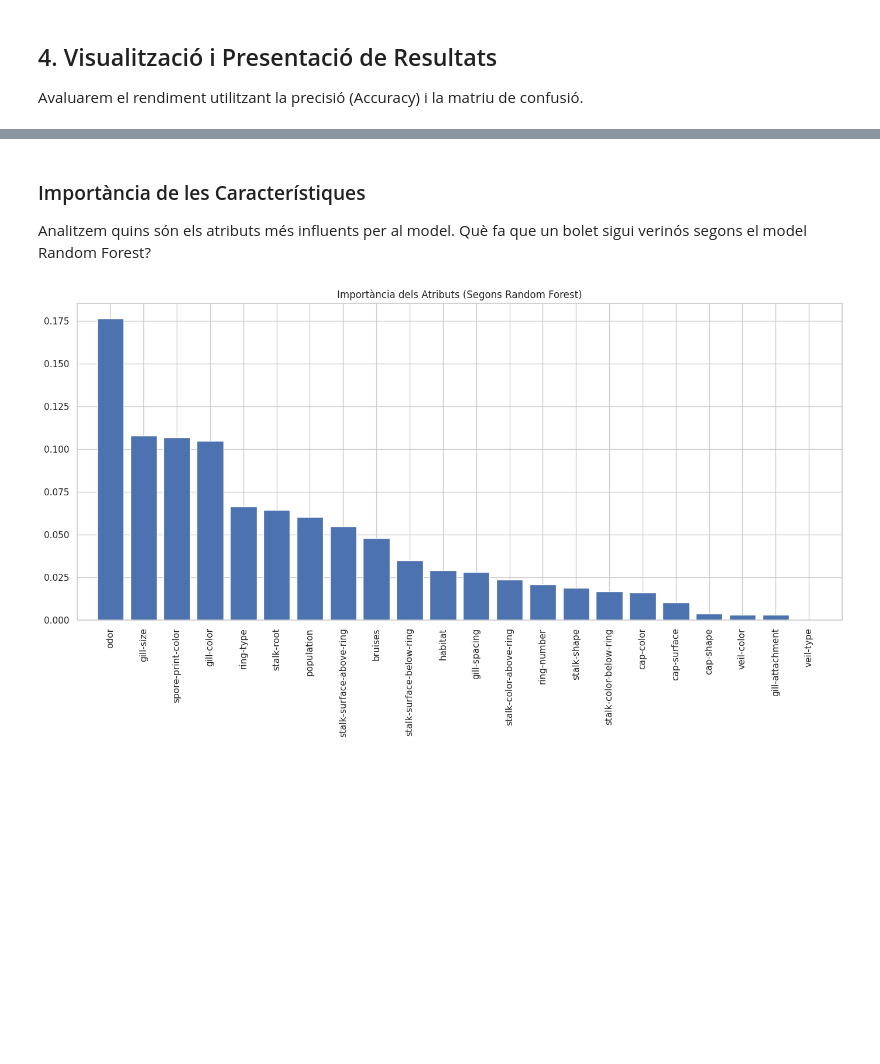
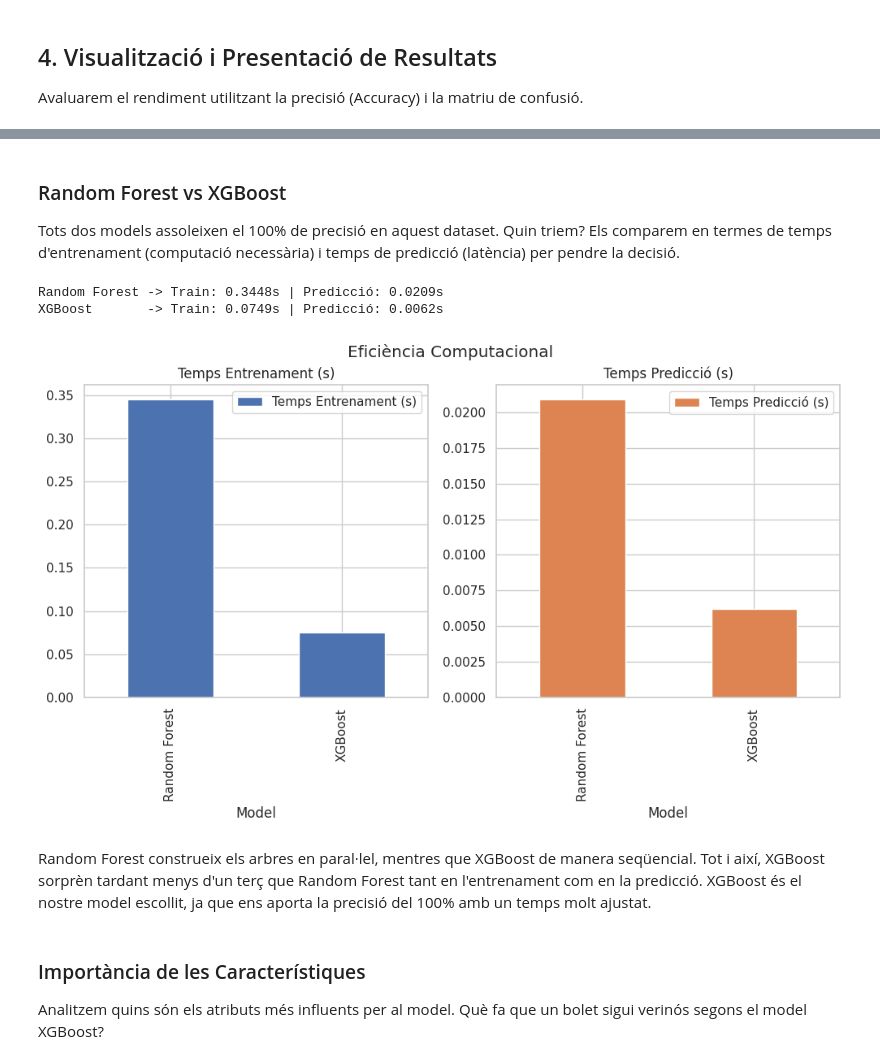
Before and after one commit to ferransogas/kaggle_mushroom_classification, a Jupyter notebook: mushroom-classification.ipynb, the cells around one changed output, grey strips where cells are left out. Cells and saved outputs as stored; diff of their text form; code cells hidden in the pictures; blank space fills up the shorter version.

Commit message:
random forest vs xgboost

```diff
--- a/mushroom-classification.ipynb
+++ b/mushroom-classification.ipynb
@@ -308,17 +337,44 @@ weighted avg       1.00      1.00      1.00      1625
+# %% [markdown]
+### Random Forest vs XGBoost
+Tots dos models assoleixen el 100% de precisió en aquest dataset. Quin triem? Els comparem en termes de temps d'entrenament (computació necessària) i temps de predicció (latència) per pendre la decisió.
+# %%
+def avaluar_eficiencia(model, nom, X_tr, y_tr, X_te):
+    # Temps d'entrenament
+    start = time.time()
+    model.fit(X_tr, y_tr)
+    train_time = time.time() - start
+
+    # Temps de predicció
+    start = time.time()
+    model.predict(X_te)
+    pred_time = time.time() - start
+
+    return train_time, pred_time
+
+rf = RandomForestClassifier(n_estimators=100, random_state=42)
+xgb = XGBClassifier(use_label_encoder=False, eval_metric='logloss', random_state=42)
+
+t_train_rf, t_pred_rf = avaluar_eficiencia(rf, "Random Forest", X_train, y_train, X_test)
+t_train_xgb, t_pred_xgb = avaluar_eficiencia(xgb, "XGBoost", X_train, y_train, X_test)
+
+print(f"Random Forest -> Train: {t_train_rf:.4f}s | Predicció: {t_pred_rf:.4f}s")
+print(f"XGBoost       -> Train: {t_train_xgb:.4f}s | Predicció: {t_pred_xgb:.4f}s")
+
+# Visualització de la comparativa
+resultats = pd.DataFrame({
+    'Model': ['Random Forest', 'XGBoost'],
+    'Temps Entrenament (s)': [t_train_rf, t_train_xgb],
+    'Temps Predicció (s)': [t_pred_rf, t_pred_xgb]
+})
+
+resultats.set_index('Model').plot(kind='bar', subplots=True, layout=(1,2), figsize=(12, 5), title="Eficiència Computacional")
+plt.show()
+# %% [output]
+Random Forest -> Train: 0.3448s | Predicció: 0.0209s
+XGBoost       -> Train: 0.0749s | Predicció: 0.0062s
+[figure, added]
+# %% [markdown]
+Random Forest construeix els arbres en paral·lel, mentres que XGBoost de manera seqüencial. Tot i així, XGBoost sorprèn tardant menys d'un terç que Random Forest tant en l'entrenament com en la predicció. XGBoost és el nostre model escollit, ja que ens aporta la precisió del 100% amb un temps molt ajustat.
 # %% [markdown]
 ### Importància de les Característiques
-Analitzem quins són els atributs més influents per al model. Què fa que un bolet sigui verinós segons el model Random Forest?
+Analitzem quins són els atributs més influents per al model. Què fa que un bolet sigui verinós segons el model XGBoost?
-# %%
-importances = rf_model.feature_importances_
-indices = np.argsort(importances)[::-1]
-features = X.columns
-
-plt.figure(figsize=(14, 8))
-plt.title("Importància dels Atributs (Segons Random Forest)")
-plt.bar(range(X.shape[1]), importances[indices], align="center")
-plt.xticks(range(X.shape[1]), features[indices], rotation=90)
-plt.xlim([-1, X.shape[1]])
-plt.tight_layout()
-plt.show()
-# %% [output]
-[figure, removed]
```
Also changed, not shown: parts of 9 cells of this notebook.
